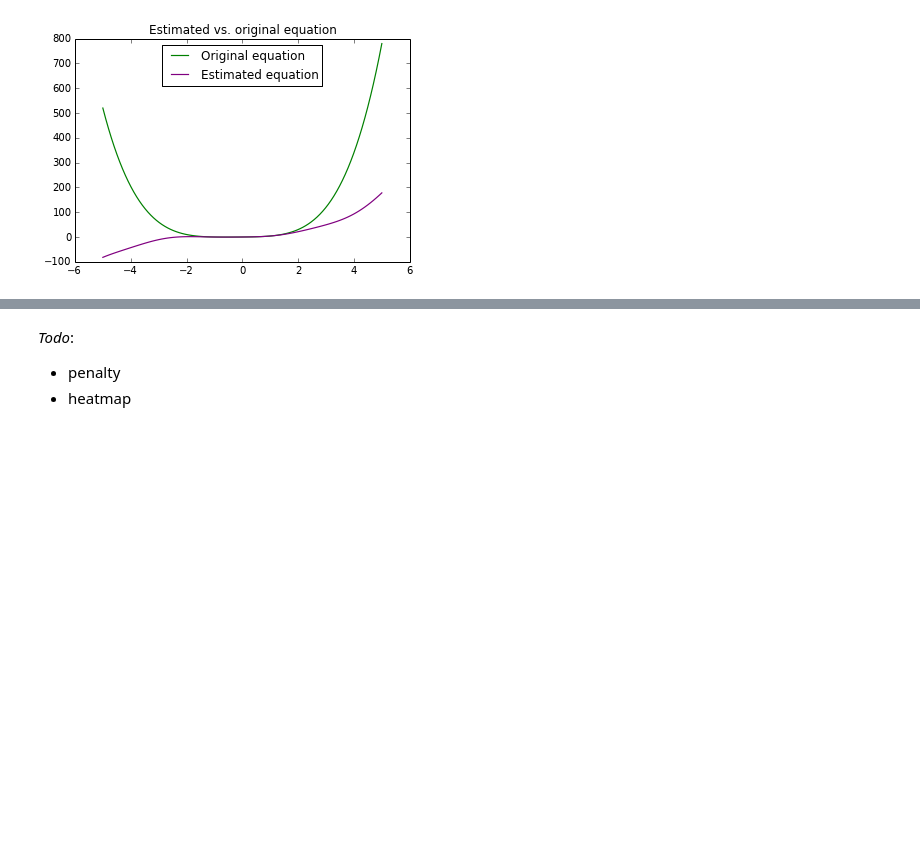
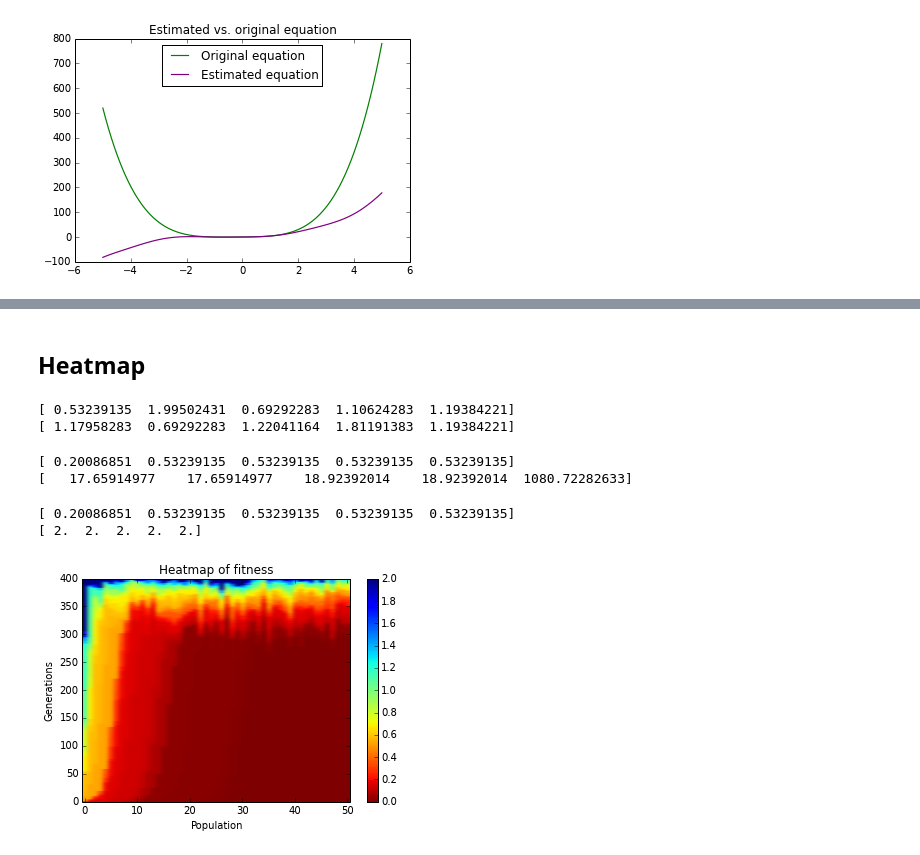
Before and after one commit to szebenyib/thesis, a Jupyter notebook: DEAP GP Tutorial.ipynb, the cells around one changed output, grey strips where cells are left out. Saved outputs shown, nothing was run; the diff lists cells and outputs as text; code cells hidden in the pictures; blank space fills up the shorter version.

Commit message:
GP: added heatmap but it is not correct yet. As a consequence FitnessMatrix class has been added.

```diff
--- a/DEAP GP Tutorial.ipynb
+++ b/DEAP GP Tutorial.ipynb
@@ -198,6 +261,9 @@ def main(evo, verbose=False, checkpoint=None):
                        **record)
         if verbose:
             print logbook.stream
+        fitness_matrix = FitnessMatrix(evo)
+        fitness_matrix.save_fitnesses(population)
+        print fitnesses[0:10]
 
     #Evolution
     conditions_are_true = setup_limitation(evo)
@@ -240,6 +306,9 @@ def main(evo, verbose=False, checkpoint=None):
                        **record)
         if verbose:
             print logbook.stream
+        fitness_matrix.save_fitnesses(population)
+        #for i in range(evo['N']):
+        #    fitness_matrix[0][i] = fitnesses[i][0]
         #Checkpointing
         if (evo['FREQ_OF_CHECKPOINTS'] != 0 and
             generation % evo['FREQ_OF_CHECKPOINTS'] == 0):
@@ -262,7 +331,7 @@ def main(evo, verbose=False, checkpoint=None):
     best_ind = tools.selBest(population, 1)[0]
     print("Best individual is %s, %s" % (best_ind,
                                      best_ind.fitness.values))
-    return population, logbook, hall_of_fame, best_ind
+    return population, logbook, hall_of_fame, best_ind, fitness_matrix
 # %% [markdown]
 ## Run with settings
 # %%
@@ -274,7 +343,7 @@ evo = {'CXPB': 0.3, #Crossover probability
             'FREQ_OF_CHECKPOINTS': 10, #How often to save
             'PATIENCE': 10} #How many generations to wait for improvement
 if __name__ == "__main__":
-    population, logbook, hall_of_fame, best_ind = main(evo,
+    population, logbook, hall_of_fame, best_ind, original_matrix = main(evo,
                                                        verbose=True,
                                                        checkpoint=None)
 # %% [output]
@@ -393,4 +456,35 @@ len(hall_of_fame)
-# %% [markdown]
-*Todo*:
-- penalty
-- heatmap
+# %% [markdown]
+## Heatmap
+# %%
+fitness_matrix = original_matrix.get_copy()
+print fitness_matrix.get_generation(0)[0:5]
+print fitness_matrix.get_generation(0)[evo['N']-5:evo['N']]
+# %% [output]
+[ 0.53239135  1.99502431  0.69292283  1.10624283  1.19384221]
+[ 1.17958283  0.69292283  1.22041164  1.81191383  1.19384221]
+# %%
+fitness_matrix.order_fitnesses()
+print fitness_matrix.get_generation(0)[0:5]
+print fitness_matrix.get_generation(0)[evo['N']-5:evo['N']]
+# %% [output]
+[ 0.20086851  0.53239135  0.53239135  0.53239135  0.53239135]
+[   17.65914977    17.65914977    18.92392014    18.92392014  1080.72282633]
+# %%
+fitness_matrix.truncate_fitnesses(by_max=2)
+print fitness_matrix.get_generation(0)[0:5]
+print fitness_matrix.get_generation(0)[evo['N']-5:evo['N']]
+# %% [output]
+[ 0.20086851  0.53239135  0.53239135  0.53239135  0.53239135]
+[ 2.  2.  2.  2.  2.]
+# %%
+plt.imshow(fitness_matrix.get_inner_matrix().transpose(),
+       aspect='auto',
+       cmap=cm.jet_r,
+       origin='lower',
+       interpolation='gaussian')
+plt.title('Heatmap of fitness')
+plt.xlabel('Population')
+plt.ylabel('Generations')
+plt.colorbar();
+# %% [output]
+[figure, added]
```
Also changed, not shown: parts of 7 cells of this notebook.
